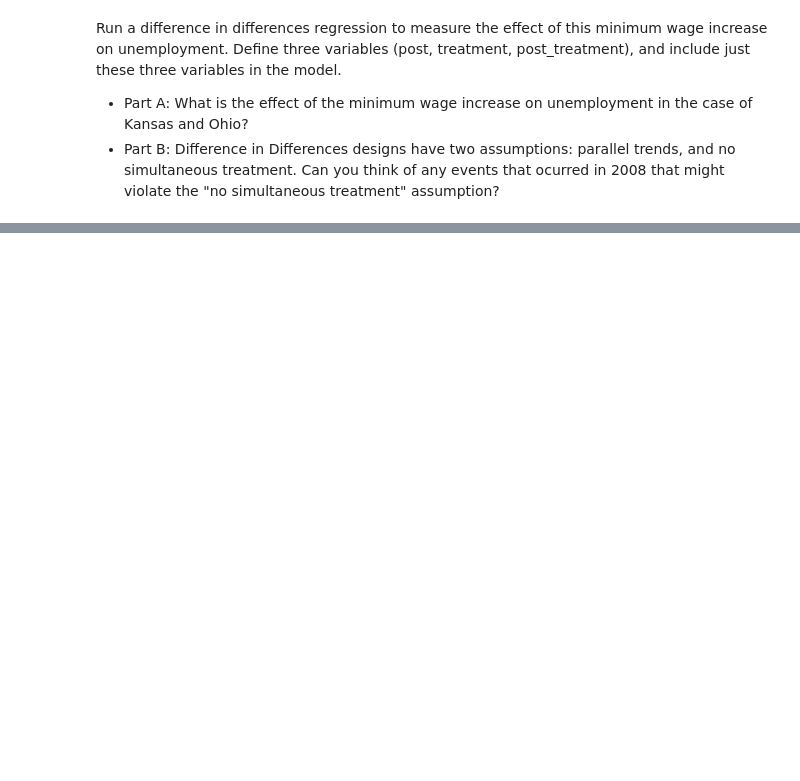
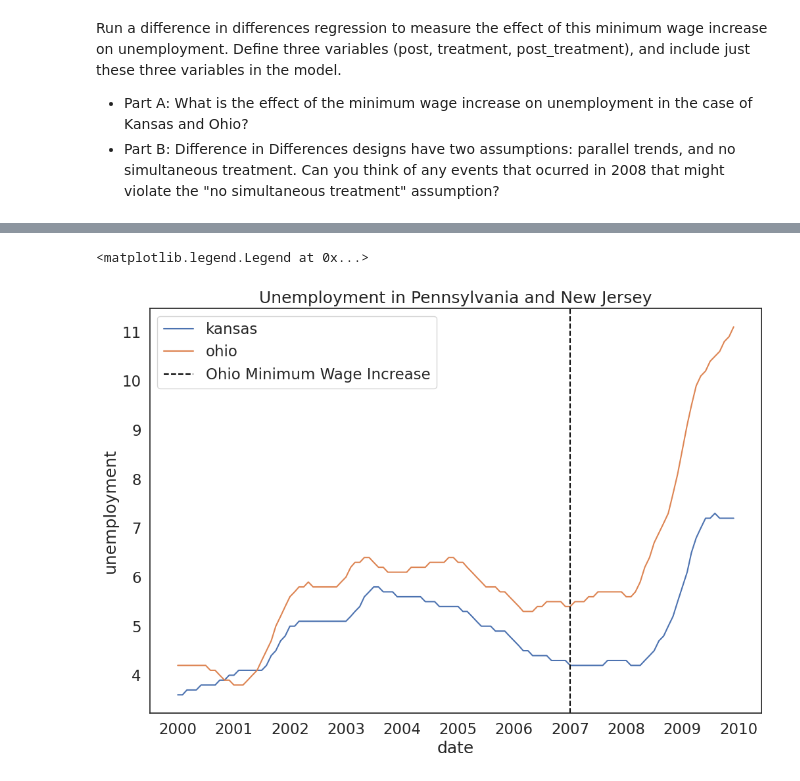
Before and after one commit to kwanyudyson/QM2, a Jupyter notebook: notebooks/W09. Difference-in-Differences.ipynb, the cells around one changed output, grey strips where cells are left out. Saved outputs shown, nothing was run; the diff lists cells and outputs as text; code cells hidden in the pictures; blank space fills up the shorter version.

```diff
--- a/notebooks/W09. Difference-in-Differences.ipynb
+++ b/notebooks/W09. Difference-in-Differences.ipynb
@@ -375,0 +519,4 @@ Run a difference in differences regression to measure the effect of this minimum
+# %%
+did2['post']=np.where(did2['date']>='2007-01-01',1,0) # create a variable that is 1 if the date is after the minimum wage increase and 0 otherwise
+did2['treatment']=np.where(did2['state']=='ohio',1,0) # create a variable that is 1 if the state is Ohio (i.e., the treatment group) and 0 for Kansas (the control group)
+did2['post_treatment']=did2['post']*did2['treatment'] # create a variable that is 1 if the date is after the minimum wage increase and the state is Ohio and 0 otherwise
@@ -375,0 +532,8 @@ Run a difference in differences regression to measure the effect of this minimum
+# %%
+sns.lineplot(data=did2,x='date',y='unemployment',hue='state')
+plt.axvline(pd.to_datetime('2007-01-01'),color='black',linestyle='dashed', label='Ohio Minimum Wage Increase')
+plt.title('Unemployment in Pennsylvania and New Jersey')
+plt.legend()
+# %% [output]
+<matplotlib.legend.Legend at 0x...>
+[figure, added]
```
Also changed, not shown: parts of 17 cells of this notebook.
